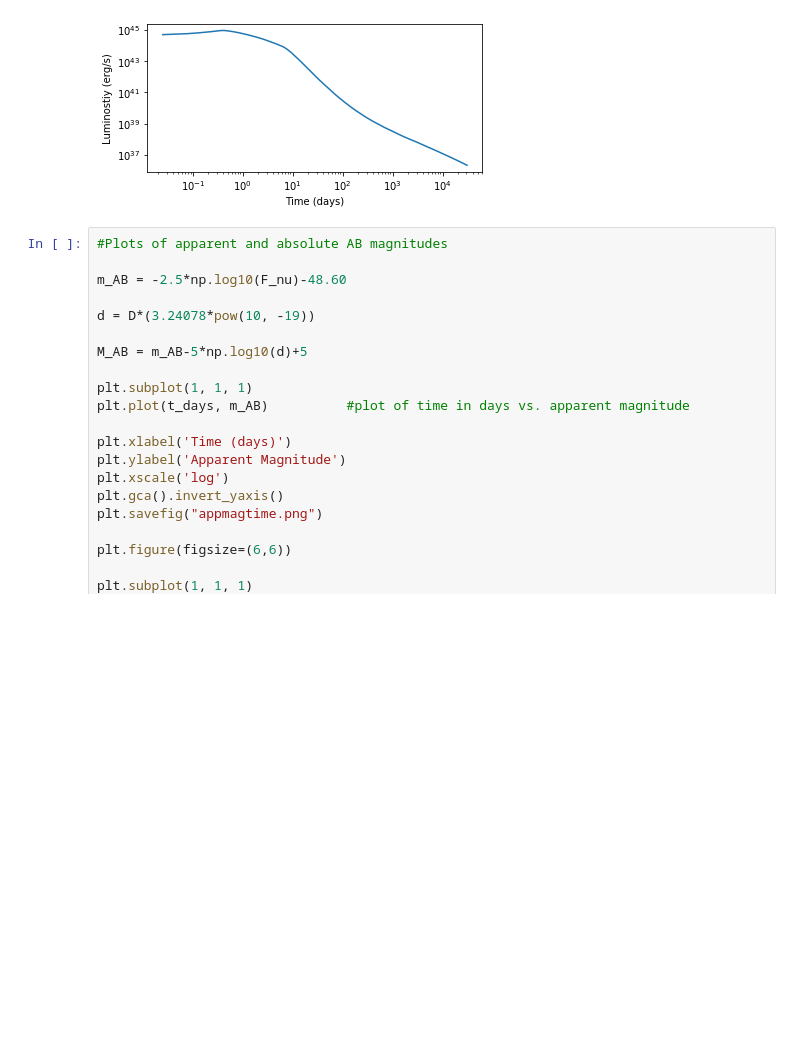
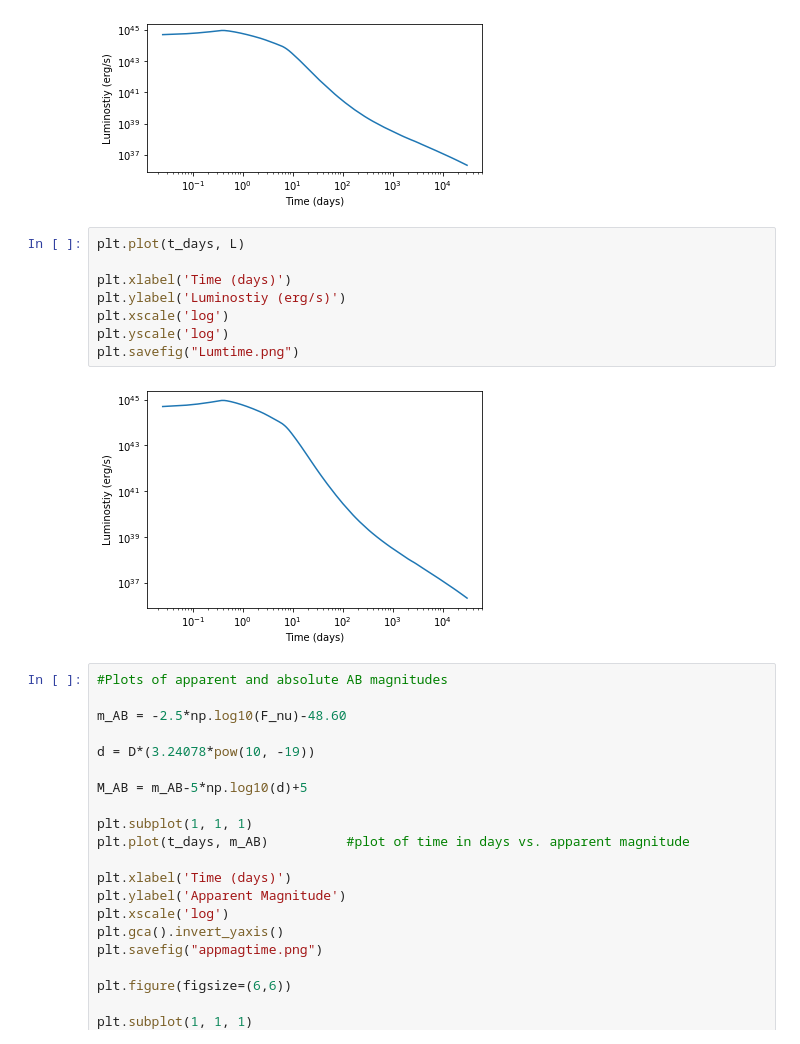
Before and after one commit to caitlin-king/summer-project, a Jupyter notebook: On-axis_light_curve.ipynb, the cells around one changed output. Saved outputs shown, nothing was run; the diff lists cells and outputs as text; blank space fills up the shorter version.

```diff
--- a/On-axis_light_curve.ipynb
+++ b/On-axis_light_curve.ipynb
@@ -67,6 +67,16 @@ plt.show()
 [figure]
 [figure]
 [figure]
+# %%
+plt.plot(t_days, L)
+
+plt.xlabel('Time (days)')
+plt.ylabel('Luminostiy (erg/s)')
+plt.xscale('log')
+plt.yscale('log')
+plt.savefig("Lumtime.png")
+# %% [output]
+[figure, added]
 # %%
 #Plots of apparent and absolute AB magnitudes
 
```
Also changed, not shown: 1 other file.
